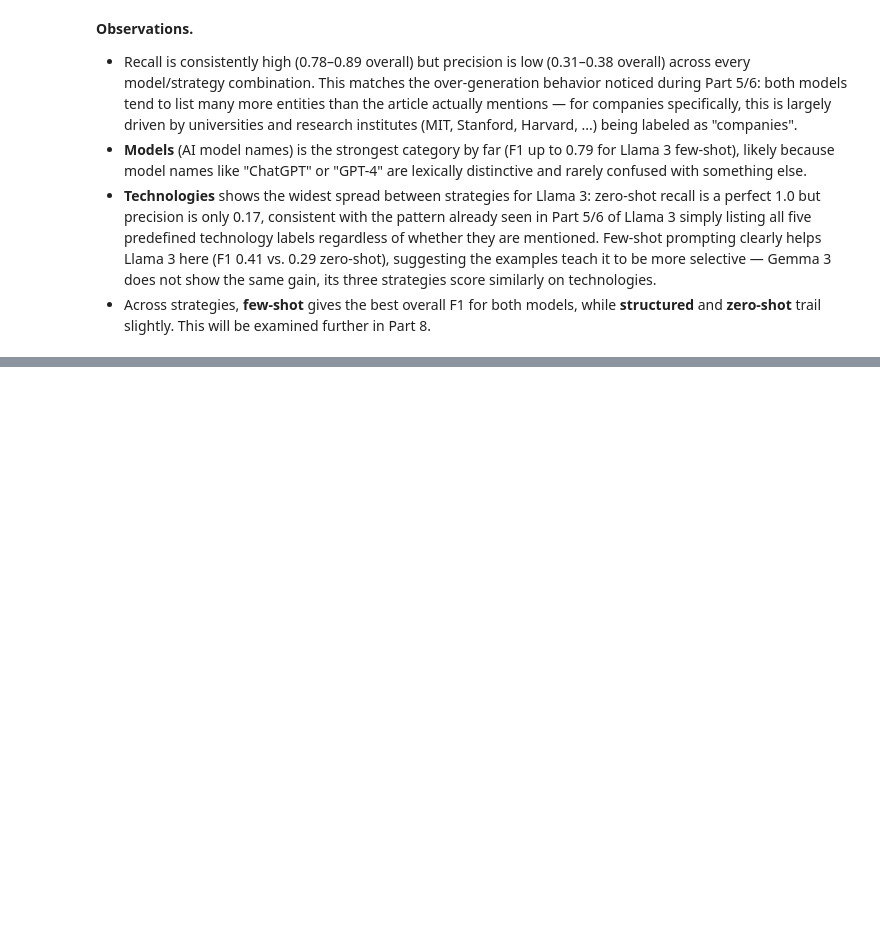
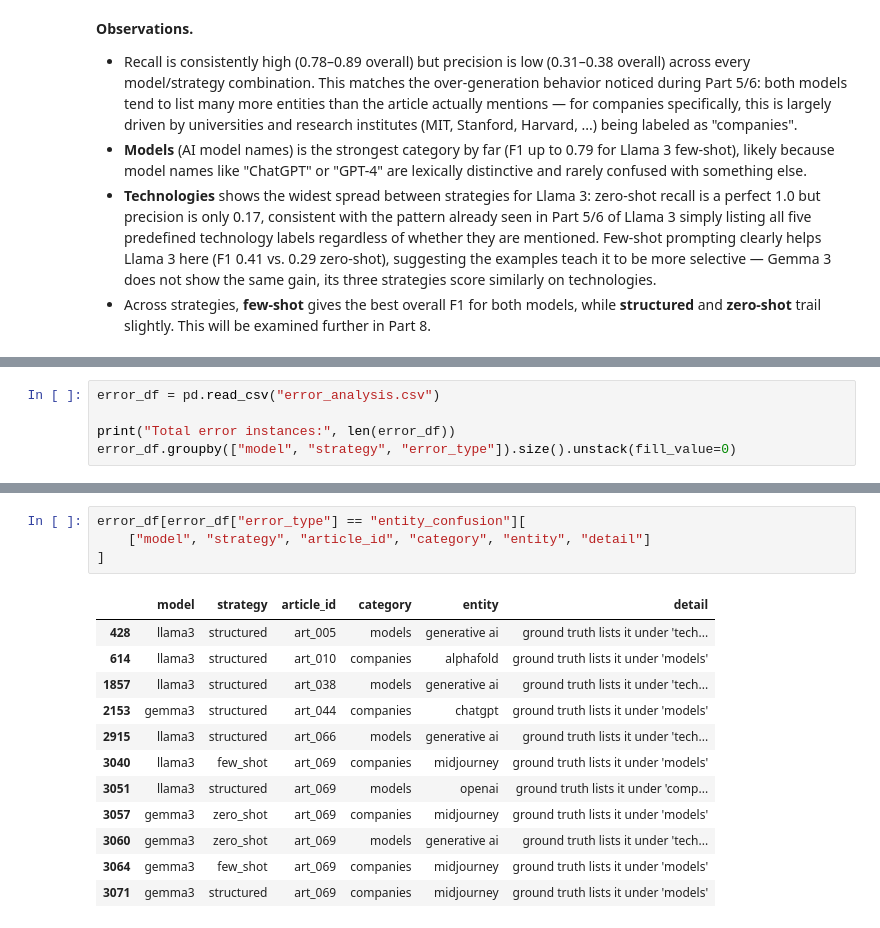
Before and after one commit to HazalGultekin/ml-project, a Jupyter notebook: Master-Lectures/ML/project/process-code/ml-project.ipynb, the cells around one changed output, grey strips where cells are left out. Drawn from its saved outputs; the diff is of its cells as text; blank space fills up the shorter version.

```diff
--- a/Master-Lectures/ML/project/process-code/ml-project.ipynb
+++ b/Master-Lectures/ML/project/process-code/ml-project.ipynb
@@ -478,0 +495,5 @@ for cat in ["companies", "models", "technologies"]:
+# %%
+error_df = pd.read_csv("error_analysis.csv")
+
+print("Total error instances:", len(error_df))
+error_df.groupby(["model", "strategy", "error_type"]).size().unstack(fill_value=0)
@@ -478,0 +537,17 @@ for cat in ["companies", "models", "technologies"]:
+# %%
+error_df[error_df["error_type"] == "entity_confusion"][
+    ["model", "strategy", "article_id", "category", "entity", "detail"]
+]
+# %% [output]
+|  | model | strategy | article_id | category | entity | detail |
+| 428 | llama3 | structured | art_005 | models | generative ai | ground truth lists it under 'tech... |
+| 614 | llama3 | structured | art_010 | companies | alphafold | ground truth lists it under 'models' |
+| 1857 | llama3 | structured | art_038 | models | generative ai | ground truth lists it under 'tech... |
+| 2153 | gemma3 | structured | art_044 | companies | chatgpt | ground truth lists it under 'models' |
+| 2915 | llama3 | structured | art_066 | models | generative ai | ground truth lists it under 'tech... |
+| 3040 | llama3 | few_shot | art_069 | companies | midjourney | ground truth lists it under 'models' |
+| 3051 | llama3 | structured | art_069 | models | openai | ground truth lists it under 'comp... |
+| 3057 | gemma3 | zero_shot | art_069 | companies | midjourney | ground truth lists it under 'models' |
+| 3060 | gemma3 | zero_shot | art_069 | models | generative ai | ground truth lists it under 'tech... |
+| 3064 | gemma3 | few_shot | art_069 | companies | midjourney | ground truth lists it under 'models' |
+| 3071 | gemma3 | structured | art_069 | companies | midjourney | ground truth lists it under 'models' |
```
Also changed, not shown: parts of 9 cells of this notebook, 2 other files.
